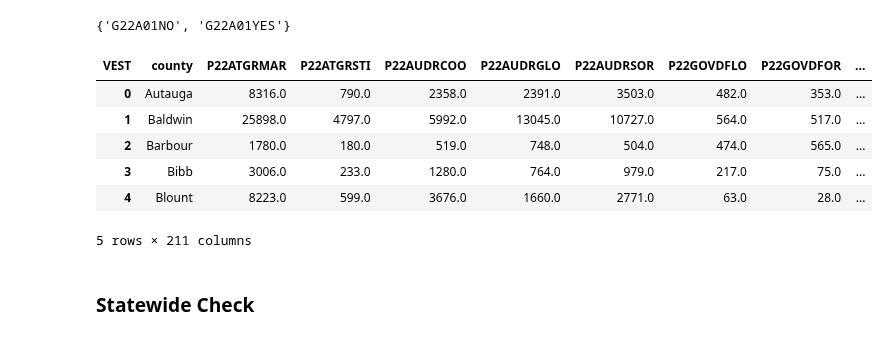
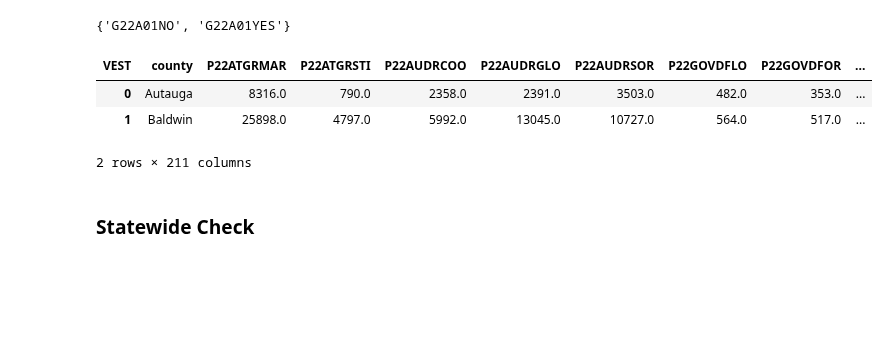
Before and after one commit to nonpartisan-redistricting-datahub/pber_collection, a Jupyter notebook: AL/2022/al_22_primary/AL_22_primary.ipynb, the cells around one changed output. Saved outputs shown, nothing was run; the diff lists cells and outputs as text; code cells hidden in the pictures; blank space fills up the shorter version.

```diff
--- a/AL/2022/al_22_primary/AL_22_primary.ipynb
+++ b/AL/2022/al_22_primary/AL_22_primary.ipynb
@@ -417,15 +417,12 @@ sos_tot_pvt = sos_tot_pvt.fillna(0)
 sos_tot_pvt.columns = sos_tot_pvt.columns.droplevel(0)
 sos_tot_pvt.reset_index(inplace = True)
 # %%
-sos_tot_pvt.head()
+sos_tot_pvt.head(2)
 # %% [output]
 | VEST | county | P22ATGRMAR | P22ATGRSTI | P22AUDRCOO | P22AUDRGLO | P22AUDRSOR | P22GOVDFLO | P22GOVDFOR | ... |
 | 0 | Autauga | 8316.0 | 790.0 | 2358.0 | 2391.0 | 3503.0 | 482.0 | 353.0 | ... |
 | 1 | Baldwin | 25898.0 | 4797.0 | 5992.0 | 13045.0 | 10727.0 | 564.0 | 517.0 | ... |
-| 2 | Barbour | 1780.0 | 180.0 | 519.0 | 748.0 | 504.0 | 474.0 | 565.0 | ... |
-| 3 | Bibb | 3006.0 | 233.0 | 1280.0 | 764.0 | 979.0 | 217.0 | 75.0 | ... |
-| 4 | Blount | 8223.0 | 599.0 | 3676.0 | 1660.0 | 2771.0 | 63.0 | 28.0 | ... |
-5 rows × 211 columns
+2 rows × 211 columns
 # %% [markdown]
 ### Statewide Check
 # %%
```
Also changed, not shown: parts of 23 cells of this notebook.
